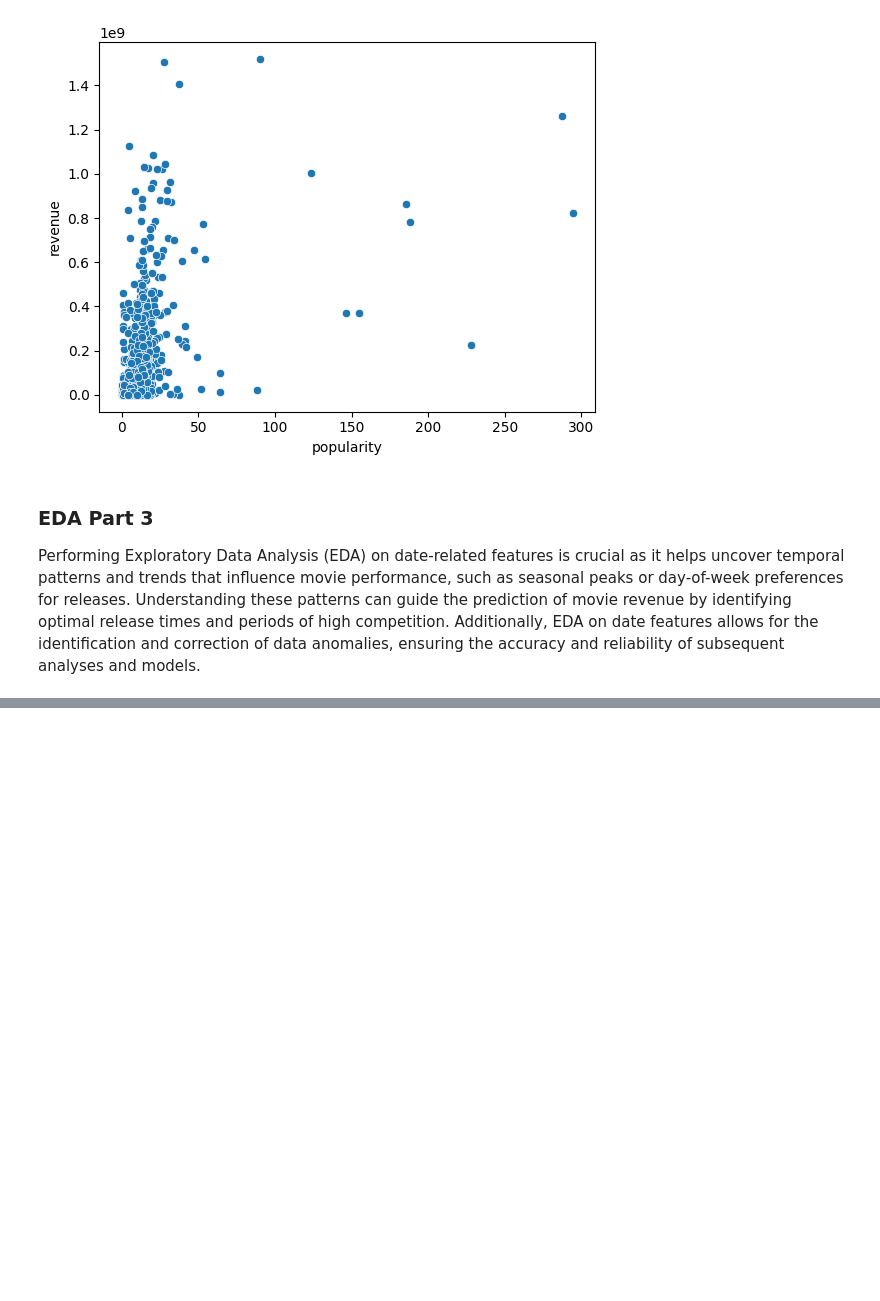
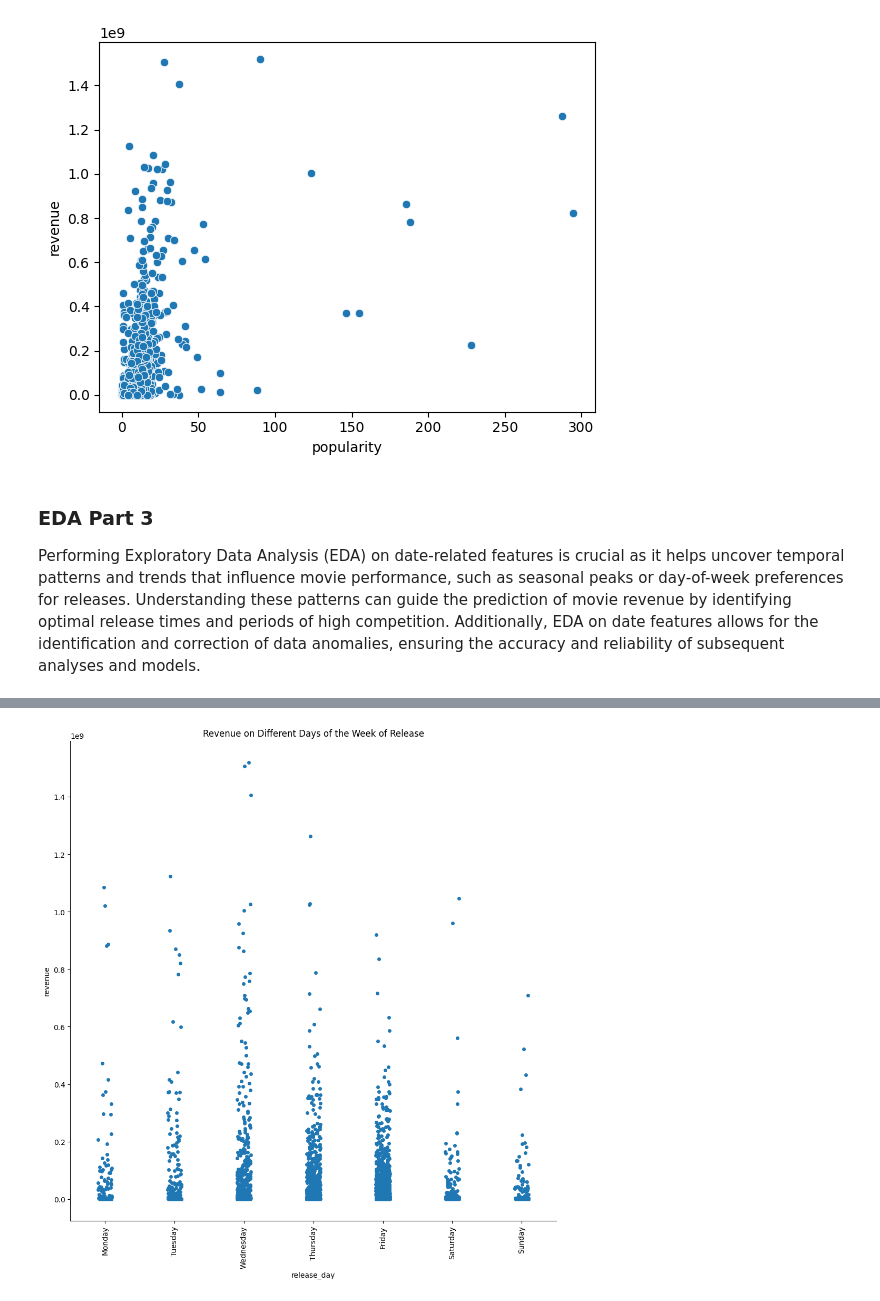
Before and after one commit to samyaknd/movie-revenue-prediction, a Jupyter notebook: movie_revenue_predict.ipynb, the cells around one changed output, grey strips where cells are left out. Saved outputs shown, nothing was run; the diff lists cells and outputs as text; code cells hidden in the pictures; blank space fills up the shorter version.

```diff
--- a/movie_revenue_predict.ipynb
+++ b/movie_revenue_predict.ipynb
@@ -273,0 +278,7 @@ Text(0, 0.5, 'No of releases')
+# %%
+plot = sns.catplot(x='release_day', y='revenue', data=train, height=10, aspect=1)
+plot.set_xticklabels(["Monday", "Tuesday", "Wednesday", "Thursday", "Friday", "Saturday", "Sunday"], rotation=90)
+plt.title('Revenue on Different Days of the Week of Release')
+plt.show()
+# %% [output]
+[figure, added]
```
Also changed, not shown: parts of 13 cells of this notebook.
